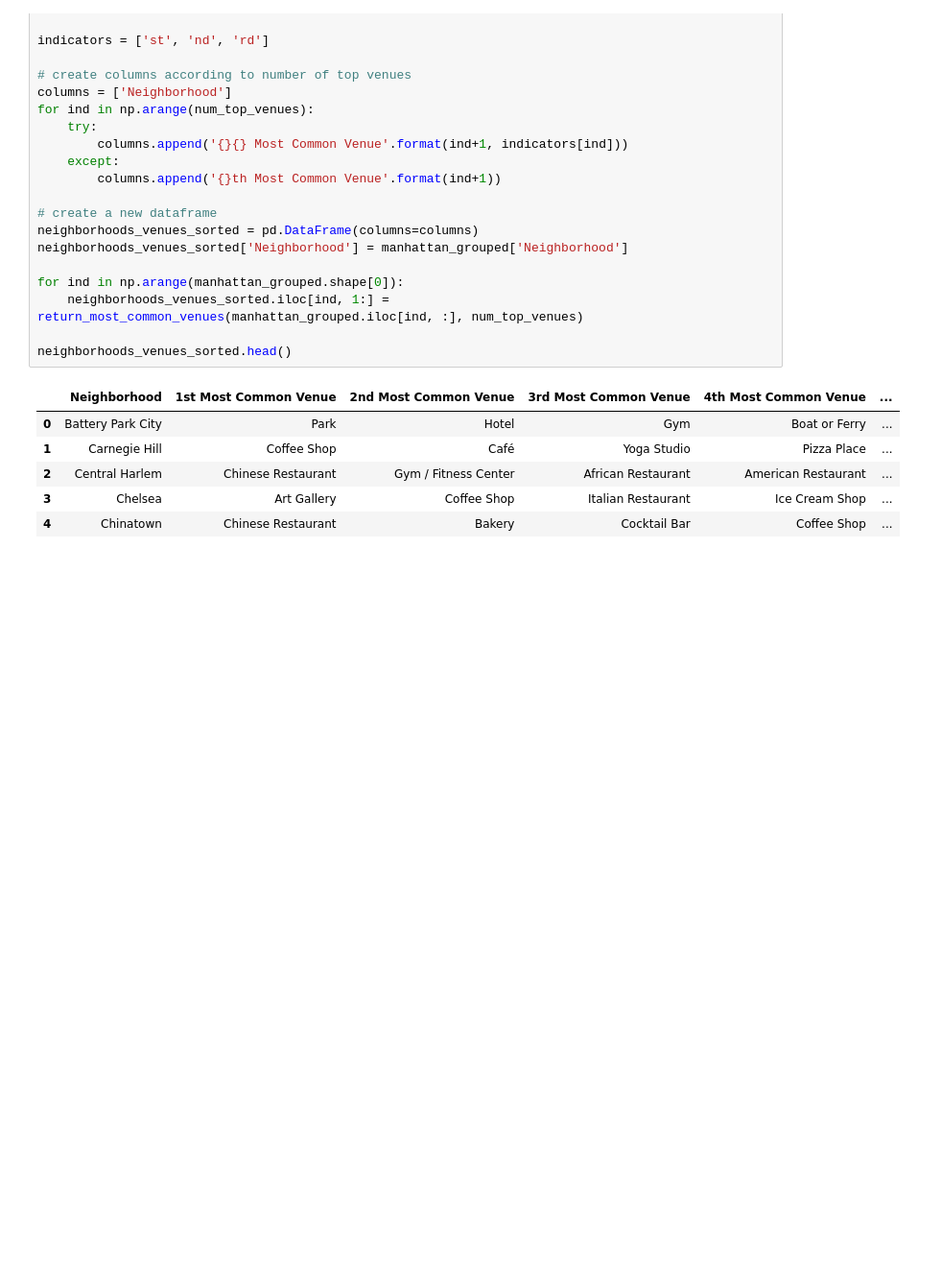
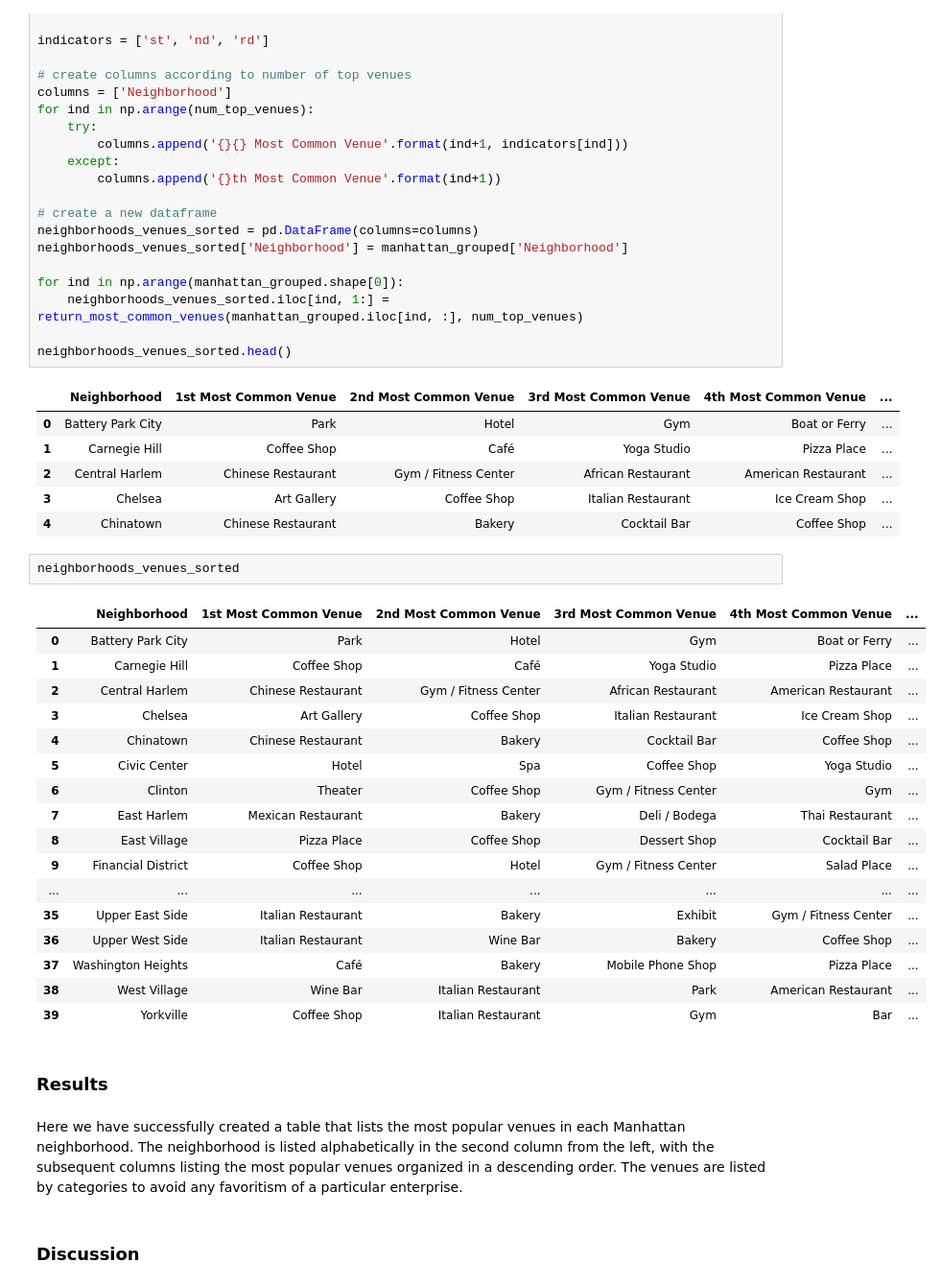
Before and after one commit to auhroy/Repository, a Jupyter notebook: Final Project Week 4 and 5.ipynb, the cells around one changed output. Shown at 96% size. Saved outputs shown, nothing was run; the diff lists cells and outputs as text; blank space fills up the shorter version.

Commit message:
Published from Watson Studio.

```diff
--- a/Final Project Week 4 and 5.ipynb
+++ b/Final Project Week 4 and 5.ipynb
@@ -335,3 +340,29 @@ neighborhoods_venues_sorted.head()
 | 2 | Central Harlem | Chinese Restaurant | Gym / Fitness Center | African Restaurant | American Restaurant | ... |
 | 3 | Chelsea | Art Gallery | Coffee Shop | Italian Restaurant | Ice Cream Shop | ... |
 | 4 | Chinatown | Chinese Restaurant | Bakery | Cocktail Bar | Coffee Shop | ... |
+# %%
+neighborhoods_venues_sorted
+# %% [output]
+|  | Neighborhood | 1st Most Common Venue | 2nd Most Common Venue | 3rd Most Common Venue | 4th Most Common Venue | ... |
+| 0 | Battery Park City | Park | Hotel | Gym | Boat or Ferry | ... |
+| 1 | Carnegie Hill | Coffee Shop | Café | Yoga Studio | Pizza Place | ... |
+| 2 | Central Harlem | Chinese Restaurant | Gym / Fitness Center | African Restaurant | American Restaurant | ... |
+| 3 | Chelsea | Art Gallery | Coffee Shop | Italian Restaurant | Ice Cream Shop | ... |
+| 4 | Chinatown | Chinese Restaurant | Bakery | Cocktail Bar | Coffee Shop | ... |
+| 5 | Civic Center | Hotel | Spa | Coffee Shop | Yoga Studio | ... |
+| 6 | Clinton | Theater | Coffee Shop | Gym / Fitness Center | Gym | ... |
+| 7 | East Harlem | Mexican Restaurant | Bakery | Deli / Bodega | Thai Restaurant | ... |
+| 8 | East Village | Pizza Place | Coffee Shop | Dessert Shop | Cocktail Bar | ... |
+| 9 | Financial District | Coffee Shop | Hotel | Gym / Fitness Center | Salad Place | ... |
+| ... | ... | ... | ... | ... | ... | ... |
+| 35 | Upper East Side | Italian Restaurant | Bakery | Exhibit | Gym / Fitness Center | ... |
+| 36 | Upper West Side | Italian Restaurant | Wine Bar | Bakery | Coffee Shop | ... |
+| 37 | Washington Heights | Café | Bakery | Mobile Phone Shop | Pizza Place | ... |
+| 38 | West Village | Wine Bar | Italian Restaurant | Park | American Restaurant | ... |
+| 39 | Yorkville | Coffee Shop | Italian Restaurant | Gym | Bar | ... |
+# %% [markdown]
+### Results
+# %% [markdown]
+Here we have successfully created a table that lists the most popular venues in each Manhattan neighborhood. The neighborhood is listed alphabetically in the second column from the left, with the subsequent columns listing the most popular venues organized in a descending order. The venues are listed by categories to avoid any favoritism of a particular enterprise.
+# %% [markdown]
+### Discussion
```
Also changed, not shown: parts of 4 cells of this notebook.
